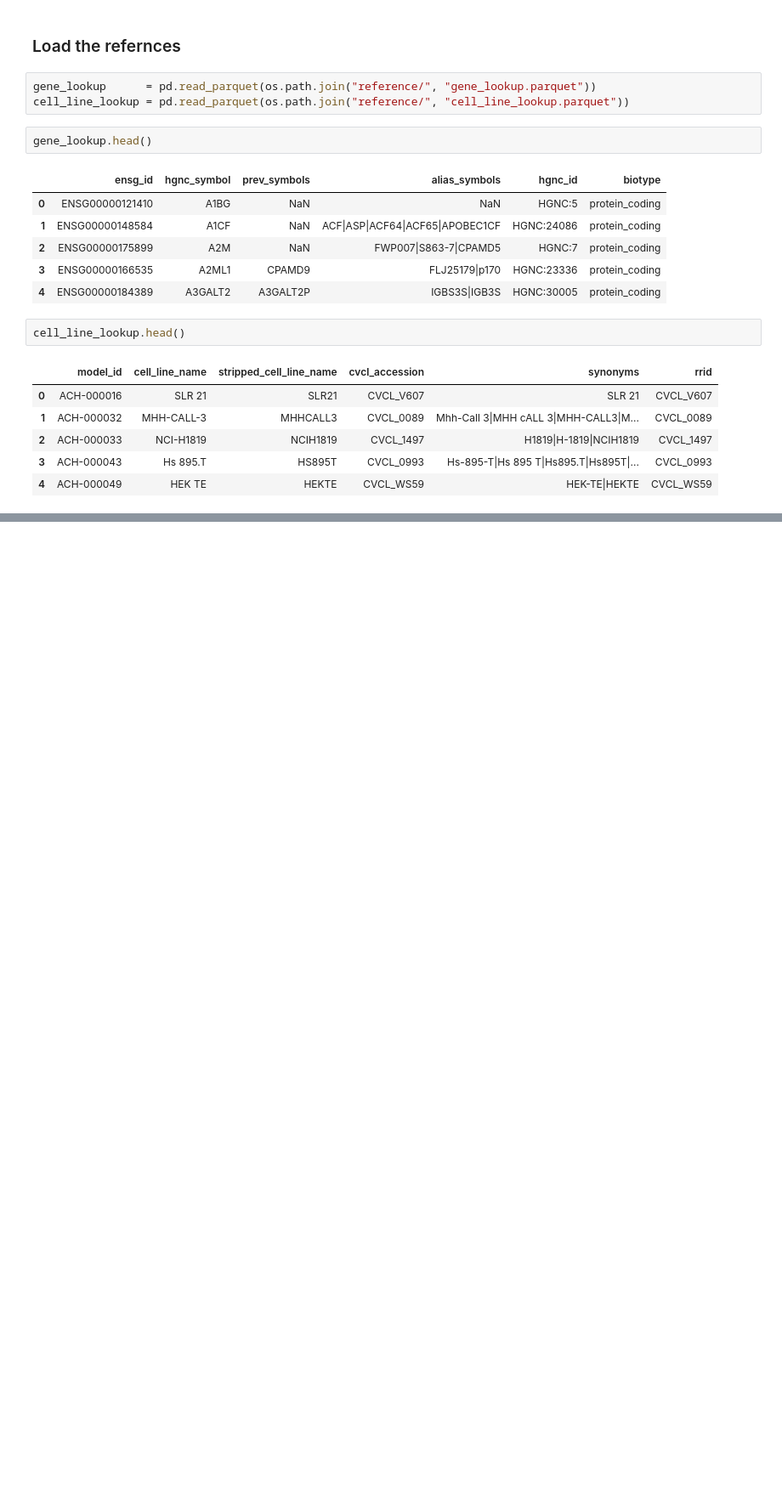
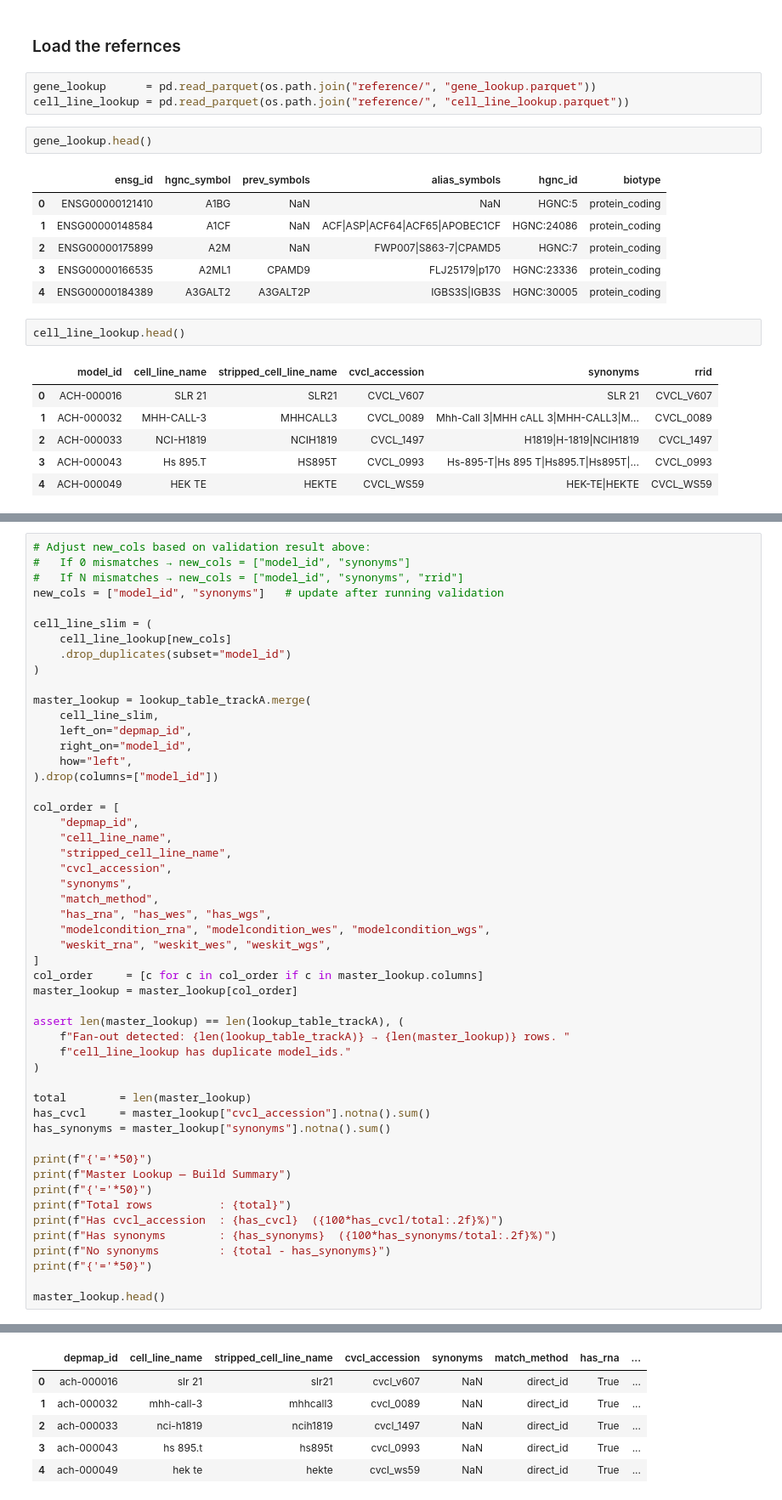
Before and after one commit to UoB-AstraZeneca-25-26/UoB-GeneTraceAI-25-26, a Jupyter notebook: src/notebooks/04_track_a_harmonization.ipynb, the cells around one changed output, grey strips where cells are left out. Shown at 85% size. Saved outputs shown, nothing was run; the diff lists cells and outputs as text; blank space fills up the shorter version.

```diff
--- a/src/notebooks/04_track_a_harmonization.ipynb
+++ b/src/notebooks/04_track_a_harmonization.ipynb
@@ -702,0 +1038,52 @@ cell_line_lookup.head()
+# %%
+# Adjust new_cols based on validation result above:
+#   If 0 mismatches → new_cols = ["model_id", "synonyms"]
+#   If N mismatches → new_cols = ["model_id", "synonyms", "rrid"]
+new_cols = ["model_id", "synonyms"]   # update after running validation
+
+cell_line_slim = (
+    cell_line_lookup[new_cols]
+    .drop_duplicates(subset="model_id")
+)
+
+master_lookup = lookup_table_trackA.merge(
+    cell_line_slim,
+    left_on="depmap_id",
+    right_on="model_id",
+    how="left",
+).drop(columns=["model_id"])
+
+col_order = [
+    "depmap_id",
+    "cell_line_name",
+    "stripped_cell_line_name",
+    "cvcl_accession",
+    "synonyms",
+    "match_method",
+    "has_rna", "has_wes", "has_wgs",
+    "modelcondition_rna", "modelcondition_wes", "modelcondition_wgs",
+    "weskit_rna", "weskit_wes", "weskit_wgs",
+]
+col_order     = [c for c in col_order if c in master_lookup.columns]
+master_lookup = master_lookup[col_order]
+
+assert len(master_lookup) == len(lookup_table_trackA), (
+    f"Fan-out detected: {len(lookup_table_trackA)} → {len(master_lookup)} rows. "
+    f"cell_line_lookup has duplicate model_ids."
+)
+
+total        = len(master_lookup)
+has_cvcl     = master_lookup["cvcl_accession"].notna().sum()
+has_synonyms = master_lookup["synonyms"].notna().sum()
+
+print(f"{'='*50}")
+print(f"Master Lookup — Build Summary")
+print(f"{'='*50}")
+print(f"Total rows          : {total}")
+print(f"Has cvcl_accession  : {has_cvcl}  ({100*has_cvcl/total:.2f}%)")
+print(f"Has synonyms        : {has_synonyms}  ({100*has_synonyms/total:.2f}%)")
+print(f"No synonyms         : {total - has_synonyms}")
+print(f"{'='*50}")
+
+master_lookup.head()
+# %% [output]
@@ -702,0 +1098,6 @@ cell_line_lookup.head()
+|  | depmap_id | cell_line_name | stripped_cell_line_name | cvcl_accession | synonyms | match_method | has_rna | ... |
+| 0 | ach-000016 | slr 21 | slr21 | cvcl_v607 | NaN | direct_id | True | ... |
+| 1 | ach-000032 | mhh-call-3 | mhhcall3 | cvcl_0089 | NaN | direct_id | True | ... |
+| 2 | ach-000033 | nci-h1819 | ncih1819 | cvcl_1497 | NaN | direct_id | True | ... |
+| 3 | ach-000043 | hs 895.t | hs895t | cvcl_0993 | NaN | direct_id | True | ... |
+| 4 | ach-000049 | hek te | hekte | cvcl_ws59 | NaN | direct_id | True | ... |
```
Also changed, not shown: parts of 46 cells of this notebook, 6 other files.
